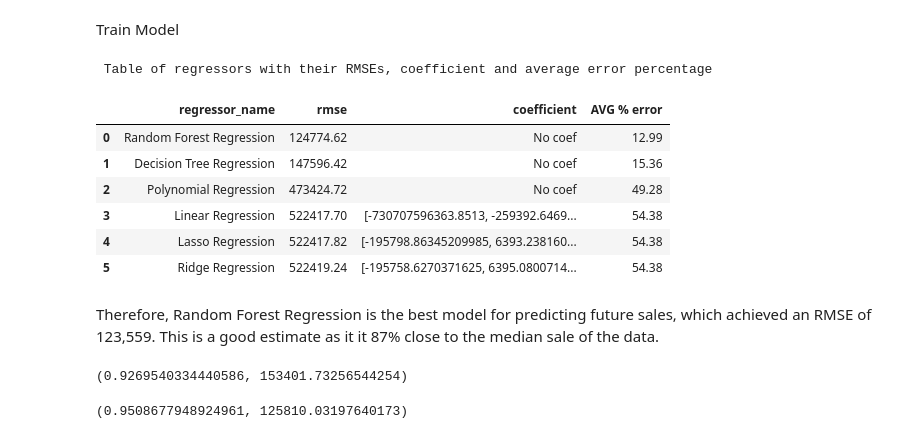
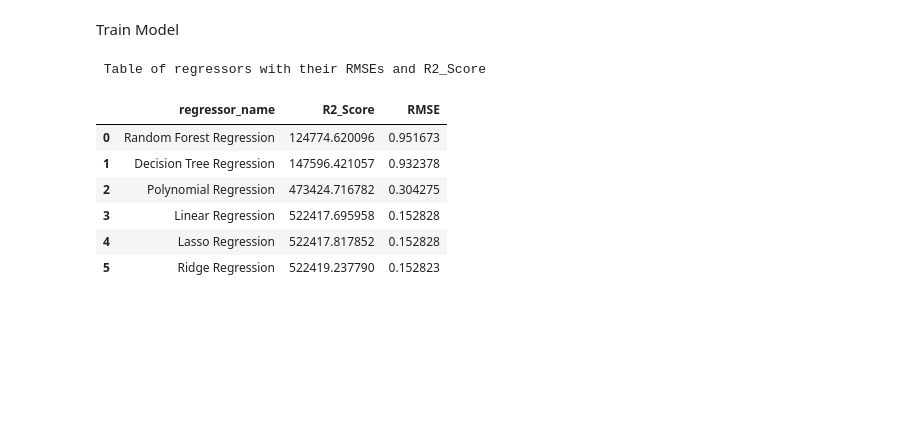
Before and after one commit to SatNichapon/DSI205_project, a Jupyter notebook: DSI205project.ipynb, the cells around one changed output. Cells and saved outputs as stored; diff of their text form; code cells hidden in the pictures; blank space fills up the shorter version.

```diff
--- a/DSI205project.ipynb
+++ b/DSI205project.ipynb
@@ -459,26 +482,21 @@ def evaluate_model(model, X_train, y_train, X_test, y_test):
   y_pred = model.predict(X_test)
   mse = mean_squared_error(y_test, y_pred)
   rmse = np.sqrt(mse)
-  return round(rmse, 2)
+  r_square = r2_score(y_test, y_pred)
+  return rmse, r_square
 # %%
-def evaluate_regressors_rmses(regressors, regressor_names, X_train, y_train, X_test, y_test, df):
-  rmses = [evaluate_model(regressor, X_train, y_train, X_test, y_test) for regressor in regressors]
+def evaluate_regressors_rmses(regressors, regressor_names, X_train, y_train, X_test, y_test):
+  rmse_r2_mae = [evaluate_model(regressor, X_train, y_train, X_test, y_test) for regressor in regressors]
 
-  coefs = []
-  for regressor in regressors:
-    if regressor not in [polynomial_regressor, decision_tree_regressor, random_forest_regressor]:
-      coefs.append(regressor.coef_)
-    else: coefs.append('No coef')
+  rmses = [float(rmse[0]) for rmse in rmse_r2_mae]
+  r_squares = [float(r_square[1]) for r_square in rmse_r2_mae]
 
-  median_sale = df['Weekly_Sales'].median()
-  percent_deviation = [round((rmse*100/median_sale), 2) for rmse in rmses]
+  regressor_comp = dict(zip(regressor_names, zip(rmses, r_squares)))
+  df = pd.DataFrame.from_dict(regressor_comp, orient='index')
+  df = df.reset_index()
+  df.columns = ['regressor_name', 'R2_Score', 'RMSE']
 
-  regressor_rmses_coefs = dict(zip(regressor_names, zip(rmses, coefs, percent_deviation)))
-  df = pd.DataFrame.from_dict(regressor_rmses_coefs, orient='index')
-  df = df.reset_index()
-  df.columns = ['regressor_name', 'rmse', 'coefficient', 'AVG % error']
-
-  return df.sort_values('rmse', ignore_index=True)
+  return df.sort_values('R2_Score', ignore_index=True)
 # %%
 linear_regressor = LinearRegression()
 polynomial_features = PolynomialFeatures(degree=2)
@@ -496,16 +514,14 @@ regressors = [linear_regressor, polynomial_regressor, ridge_regressor,
 regressor_names = ['Linear Regression', 'Polynomial Regression', 'Ridge Regression',
                    'Lasso Regression', 'Decision Tree Regression', 'Random Forest Regression']
 # %%
-print('\033[1m Table of regressors with their RMSEs, coefficient and average error percentage')
-evaluate_regressors_rmses(regressors, regressor_names, X_train, y_train, X_test, y_test, df_copy)
+print('\033[1m Table of regressors with their RMSEs and R2_Score')
+evaluate_regressors_rmses(regressors, regressor_names, X_train, y_train, X_test, y_test)
 # %% [output]
- Table of regressors with their RMSEs, coefficient and average error percentage
+ Table of regressors with their RMSEs and R2_Score
-|  | regressor_name | rmse | coefficient | AVG % error |
-| 0 | Random Forest Regression | 124774.62 | No coef | 12.99 |
-| 1 | Decision Tree Regression | 147596.42 | No coef | 15.36 |
-| 2 | Polynomial Regression | 473424.72 | No coef | 49.28 |
-| 3 | Linear Regression | 522417.70 | [-730707596363.8513, -259392.6469... | 54.38 |
-| 4 | Lasso Regression | 522417.82 | [-195798.86345209985, 6393.238160... | 54.38 |
-| 5 | Ridge Regression | 522419.24 | [-195758.6270371625, 6395.0800714... | 54.38 |
+|  | regressor_name | R2_Score | RMSE |
+| 0 | Random Forest Regression | 124774.620096 | 0.951673 |
+| 1 | Decision Tree Regression | 147596.421057 | 0.932378 |
+| 2 | Polynomial Regression | 473424.716782 | 0.304275 |
+| 3 | Linear Regression | 522417.695958 | 0.152828 |
+| 4 | Lasso Regression | 522417.817852 | 0.152828 |
+| 5 | Ridge Regression | 522419.237790 | 0.152823 |
-# %% [markdown]
-Therefore, Random Forest Regression is the best model for predicting future sales, which achieved an RMSE of 123,559. This is a good estimate as it it 87% close to the median sale of the data.
@@ -518,4 +527,0 @@ rm = np.sqrt(mean_squared_error(y_test, y_pred))
-# %%
-r_square, rm
-# %% [output]
-(0.9269540334440586, 153401.73256544254)
@@ -527,5 +528 @@ rm = np.sqrt(mean_squared_error(y_test, y_pred))
-# %%
-r_square, rm
-# %% [output]
-(0.9508677948924961, 125810.03197640173)
 # %% [markdown]
```
Also changed, not shown: parts of 17 cells of this notebook.
